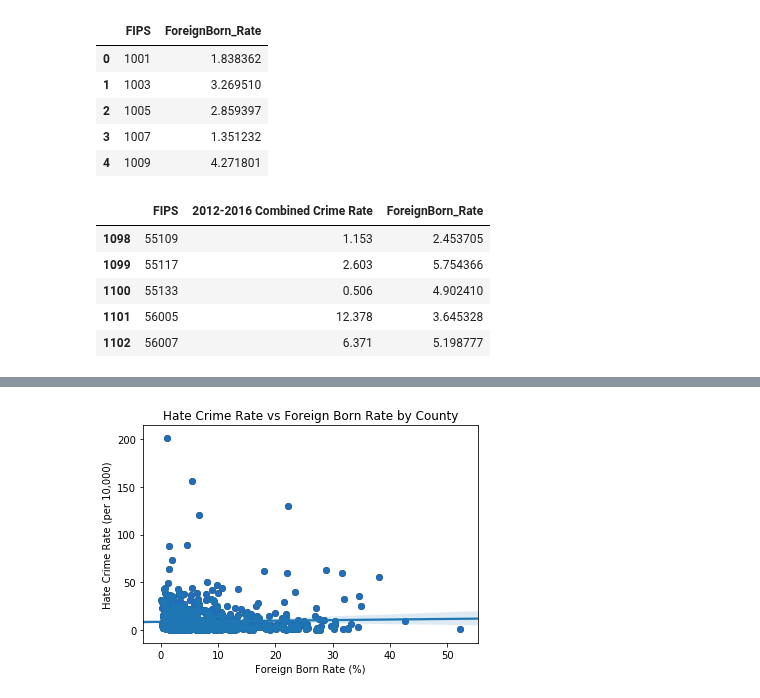
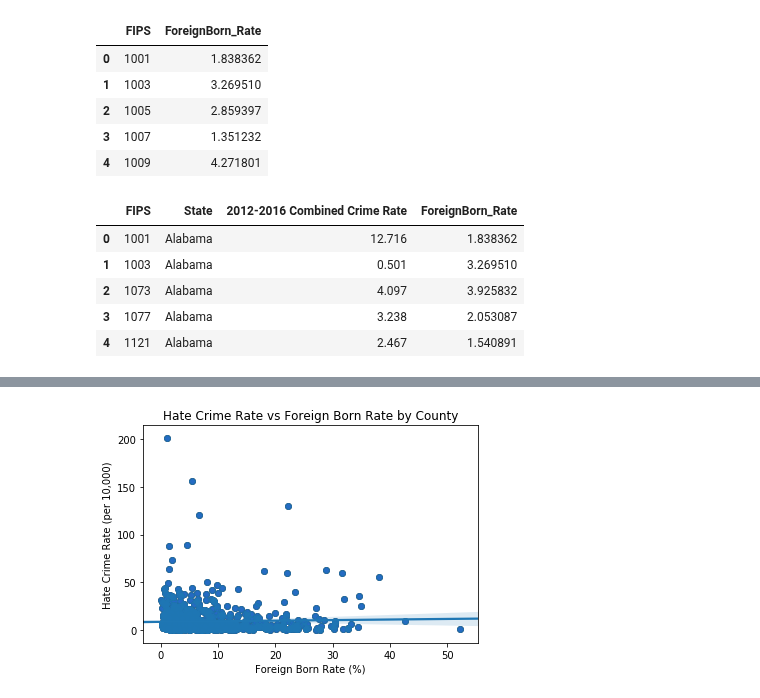
Before and after one commit to jmendiola84/Team_5, a Jupyter notebook: Scatter_Plots.ipynb, the cells around one changed output, grey strips where cells are left out. Cells and saved outputs as stored; diff of their text form; code cells hidden in the pictures.

```diff
--- a/Scatter_Plots.ipynb
+++ b/Scatter_Plots.ipynb
@@ -7,14 +7,14 @@ import matplotlib.pyplot as plt
 from scipy.stats import linregress
 import seaborn as sns
 # %%
-hate_crime_csv = "./Resources/hate_crime_by_county_2012-2016_final.csv"
-foreign_csv = "./Resources/census_immig.csv"
+hate_crime_csv = "Resources/Crime Resources/hate_crime_by_county_2012-2016_final.csv"
+foreign_csv = "Resources/Census Resources/census_immig.csv"
 
 hate_crime_df = pd.read_csv(hate_crime_csv)
 foreign_df = pd.read_csv(foreign_csv)
 # %%
 hate_crime_df['2012-2016 Combined Crime Rate'] = round(hate_crime_df["Total Crimes"].astype("float") / hate_crime_df["Population"] * 100000,3)
-hate_crime_df = hate_crime_df[["FIPS","2012-2016 Combined Crime Rate"]]
+hate_crime_df = hate_crime_df[["FIPS","State","2012-2016 Combined Crime Rate"]]
 hate_crime_df = hate_crime_df.loc[hate_crime_df['2012-2016 Combined Crime Rate'] != 0.0]
 
 hate_crime_df.tail()
@@ -38,11 +38,11 @@ foreign_df.head()
 | 4 | 1009 | 4.271801 |
 # %%
 hate_vs_foreign = pd.merge(hate_crime_df, foreign_df, on="FIPS", how="left")
-hate_vs_foreign.tail()
+hate_vs_foreign.head()
 # %% [output]
-|  | FIPS | 2012-2016 Combined Crime Rate | ForeignBorn_Rate |
-| 1098 | 55109 | 1.153 | 2.453705 |
-| 1099 | 55117 | 2.603 | 5.754366 |
-| 1100 | 55133 | 0.506 | 4.902410 |
-| 1101 | 56005 | 12.378 | 3.645328 |
-| 1102 | 56007 | 6.371 | 5.198777 |
+|  | FIPS | State | 2012-2016 Combined Crime Rate | ForeignBorn_Rate |
+| 0 | 1001 | Alabama | 12.716 | 1.838362 |
+| 1 | 1003 | Alabama | 0.501 | 3.269510 |
+| 2 | 1073 | Alabama | 4.097 | 3.925832 |
+| 3 | 1077 | Alabama | 3.238 | 2.053087 |
+| 4 | 1121 | Alabama | 2.467 | 1.540891 |
```
Also changed, not shown: parts of 16 cells of this notebook, 1 other file.
